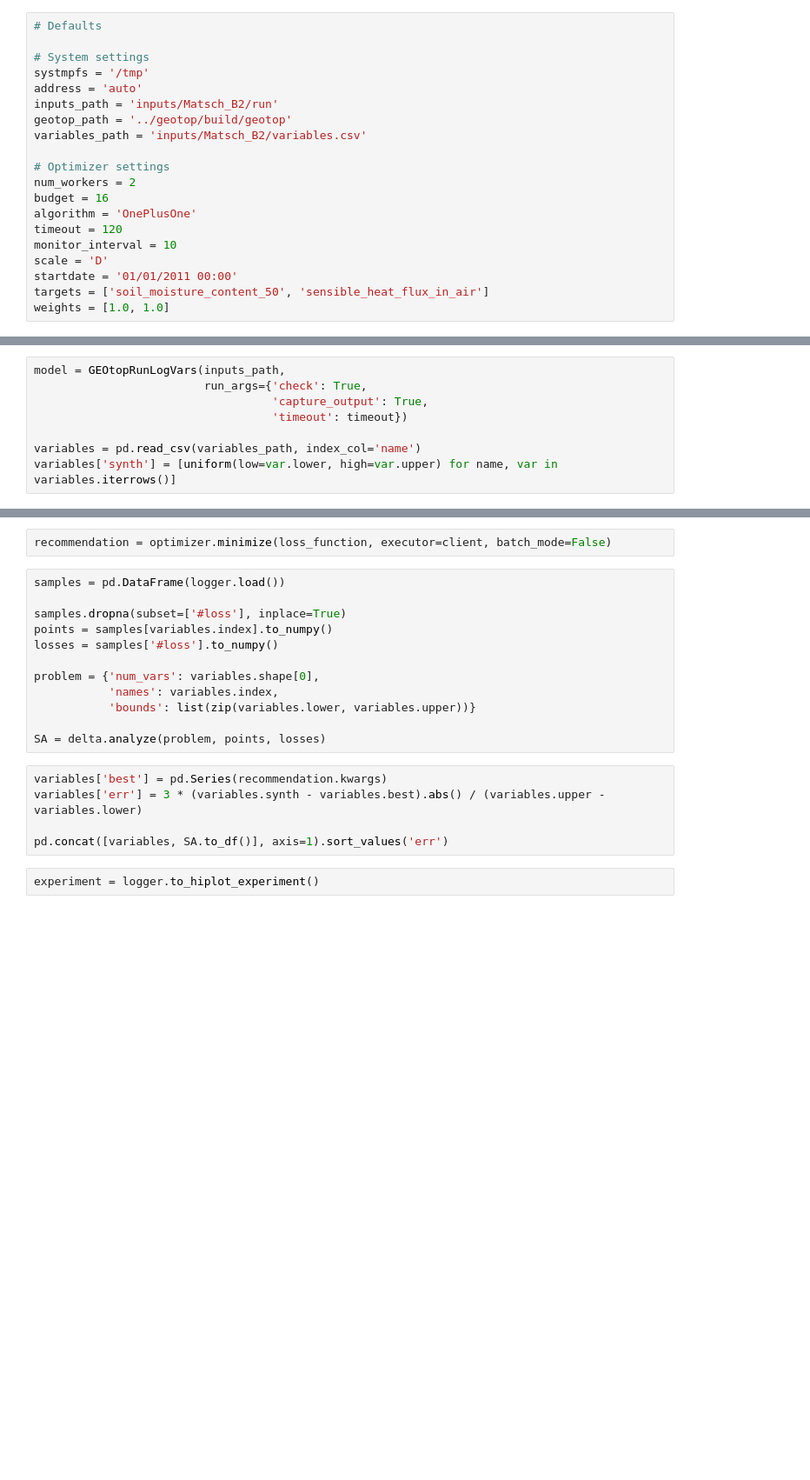
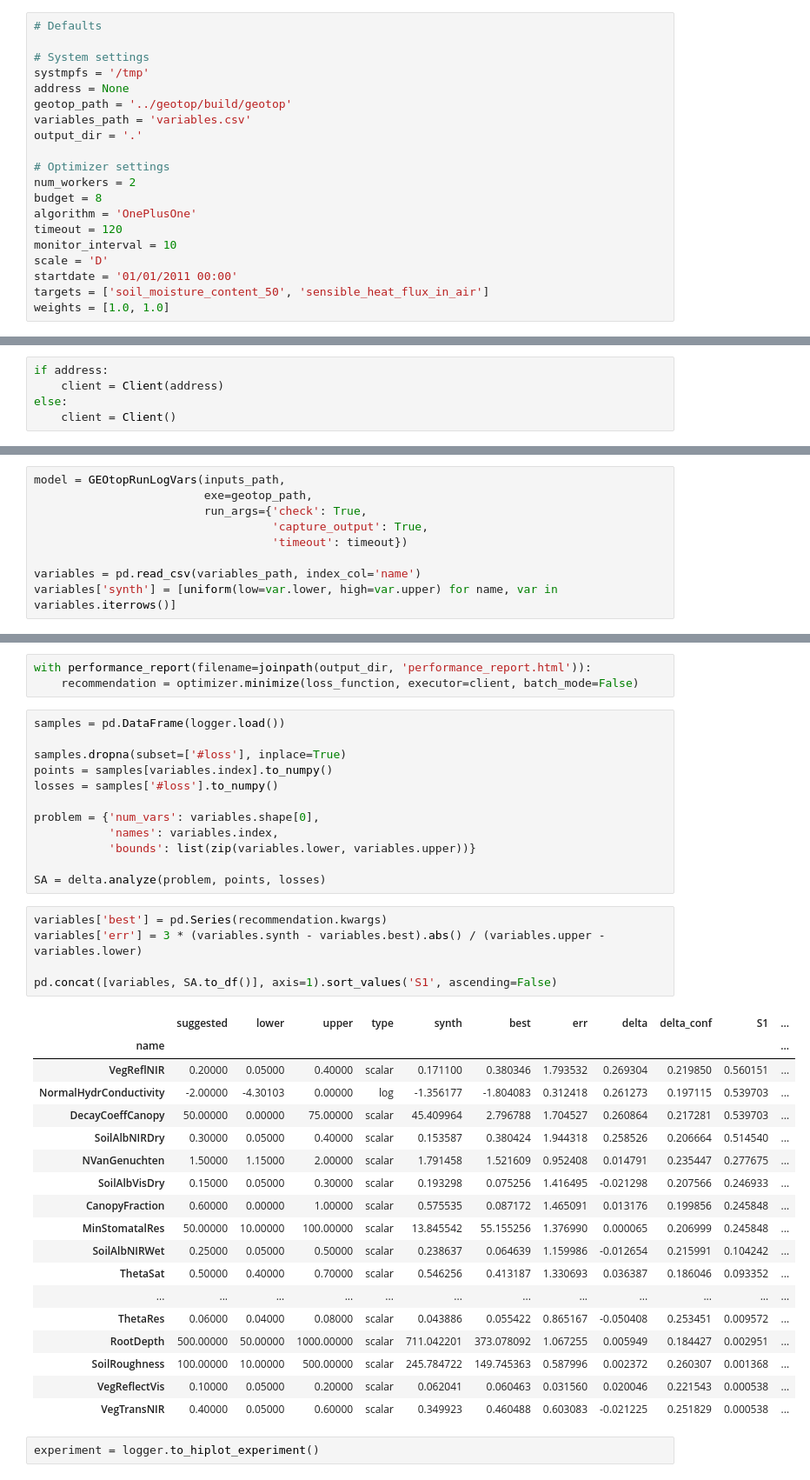
Before and after one commit to stefanocampanella/MHPC-project, a Jupyter notebook: notebooks/synth_calibration.ipynb, the cells around one changed output, grey strips where cells are left out. Shown at 87% size. Cells and saved outputs as stored; diff of their text form; blank space fills up the shorter version.

```diff
--- a/notebooks/synth_calibration.ipynb
+++ b/notebooks/synth_calibration.ipynb
@@ -3,14 +3,14 @@
 
 # System settings
 systmpfs = '/tmp'
-address = 'auto'
-inputs_path = 'inputs/Matsch_B2/run'
+address = None
 geotop_path = '../geotop/build/geotop'
-variables_path = 'inputs/Matsch_B2/variables.csv'
+variables_path = 'variables.csv'
+output_dir = '.'
 
 # Optimizer settings
 num_workers = 2
-budget = 16
+budget = 8
 algorithm = 'OnePlusOne'
 timeout = 120
 monitor_interval = 10
@@ -295,3 +37,8 @@ client = Client(address)
+# %%
+if address:
+    client = Client(address)
+else:
+    client = Client()
 # %%
 class GEOtopRunLogVars(GEOtopRun):
 
@@ -304,6 +51,7 @@ class GEOtopRunLogVars(GEOtopRun):
         super().preprocess(working_dir, *args, **kwargs)
 # %%
 model = GEOtopRunLogVars(inputs_path,
+                         exe=geotop_path,
                          run_args={'check': True,
                                    'capture_output': True,
                                    'timeout': timeout})
@@ -345,7 +97,8 @@ logfile = NamedTemporaryFile(dir=systmpfs)
 logger = ng.callbacks.ParametersLogger(logfile.name)
 optimizer.register_callback("tell",  logger)
 # %%
-recommendation = optimizer.minimize(loss_function, executor=client, batch_mode=False)
+with performance_report(filename=joinpath(output_dir, 'performance_report.html')):
+    recommendation = optimizer.minimize(loss_function, executor=client, batch_mode=False)
 # %%
 samples = pd.DataFrame(logger.load())
 
@@ -361,8 +114,27 @@ SA = delta.analyze(problem, points, losses)
 # %%
 variables['best'] = pd.Series(recommendation.kwargs)
 variables['err'] = 3 * (variables.synth - variables.best).abs() / (variables.upper - variables.lower)
 
-pd.concat([variables, SA.to_df()], axis=1).sort_values('err')
+pd.concat([variables, SA.to_df()], axis=1).sort_values('S1', ascending=False)
+# %% [output]
+|  | suggested | lower | upper | type | synth | best | err | delta | delta_conf | S1 | ... |
+| name |  |  |  |  |  |  |  |  |  |  | ... |
+| VegReflNIR | 0.20000 | 0.05000 | 0.40000 | scalar | 0.171100 | 0.380346 | 1.793532 | 0.269304 | 0.219850 | 0.560151 | ... |
+| NormalHydrConductivity | -2.00000 | -4.30103 | 0.00000 | log | -1.356177 | -1.804083 | 0.312418 | 0.261273 | 0.197115 | 0.539703 | ... |
+| DecayCoeffCanopy | 50.00000 | 0.00000 | 75.00000 | scalar | 45.409964 | 2.796788 | 1.704527 | 0.260864 | 0.217281 | 0.539703 | ... |
+| SoilAlbNIRDry | 0.30000 | 0.05000 | 0.40000 | scalar | 0.153587 | 0.380424 | 1.944318 | 0.258526 | 0.206664 | 0.514540 | ... |
+| NVanGenuchten | 1.50000 | 1.15000 | 2.00000 | scalar | 1.791458 | 1.521609 | 0.952408 | 0.014791 | 0.235447 | 0.277675 | ... |
+| SoilAlbVisDry | 0.15000 | 0.05000 | 0.30000 | scalar | 0.193298 | 0.075256 | 1.416495 | -0.021298 | 0.207566 | 0.246933 | ... |
+| CanopyFraction | 0.60000 | 0.00000 | 1.00000 | scalar | 0.575535 | 0.087172 | 1.465091 | 0.013176 | 0.199856 | 0.245848 | ... |
+| MinStomatalRes | 50.00000 | 10.00000 | 100.00000 | scalar | 13.845542 | 55.155256 | 1.376990 | 0.000065 | 0.206999 | 0.245848 | ... |
+| SoilAlbNIRWet | 0.25000 | 0.05000 | 0.50000 | scalar | 0.238637 | 0.064639 | 1.159986 | -0.012654 | 0.215991 | 0.104242 | ... |
+| ThetaSat | 0.50000 | 0.40000 | 0.70000 | scalar | 0.546256 | 0.413187 | 1.330693 | 0.036387 | 0.186046 | 0.093352 | ... |
+| ... | ... | ... | ... | ... | ... | ... | ... | ... | ... | ... | ... |
+| ThetaRes | 0.06000 | 0.04000 | 0.08000 | scalar | 0.043886 | 0.055422 | 0.865167 | -0.050408 | 0.253451 | 0.009572 | ... |
+| RootDepth | 500.00000 | 50.00000 | 1000.00000 | scalar | 711.042201 | 373.078092 | 1.067255 | 0.005949 | 0.184427 | 0.002951 | ... |
+| SoilRoughness | 100.00000 | 10.00000 | 500.00000 | scalar | 245.784722 | 149.745363 | 0.587996 | 0.002372 | 0.260307 | 0.001368 | ... |
+| VegReflectVis | 0.10000 | 0.05000 | 0.20000 | scalar | 0.062041 | 0.060463 | 0.031560 | 0.020046 | 0.221543 | 0.000538 | ... |
+| VegTransNIR | 0.40000 | 0.05000 | 0.60000 | scalar | 0.349923 | 0.460488 | 0.603083 | -0.021225 | 0.251829 | 0.000538 | ... |
 # %%
 experiment = logger.to_hiplot_experiment()
 # %%
```
Also changed, not shown: parts of 9 cells of this notebook, 16 other files.
